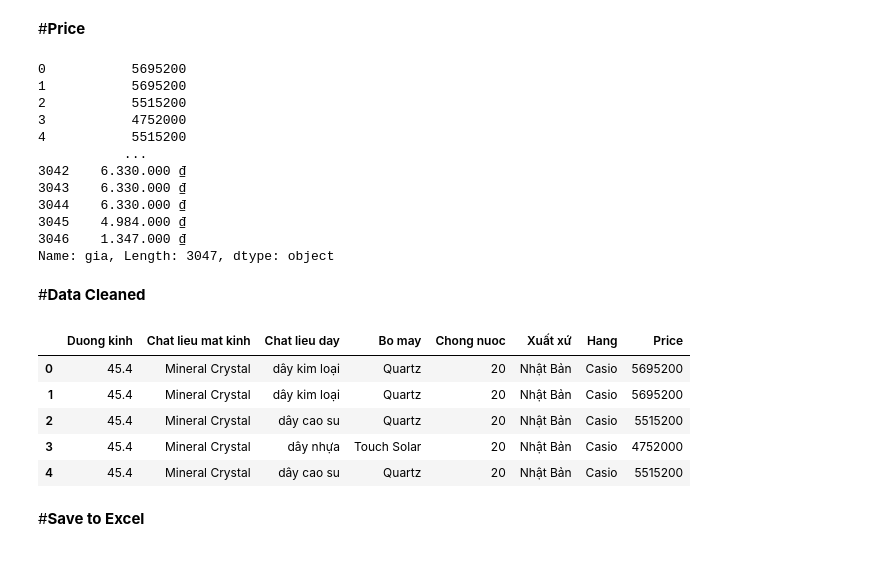
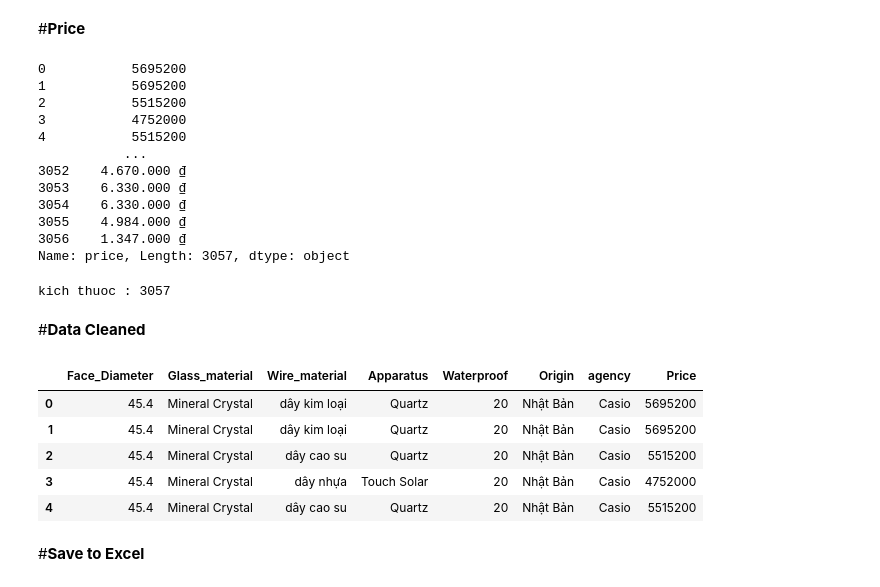
Before and after one commit to huybui2107/KHDL, a Jupyter notebook: KHDL_CK/cleandata_ck.ipynb, the cells around one changed output. Saved outputs shown, nothing was run; the diff lists cells and outputs as text; code cells hidden in the pictures.

```diff
--- a/KHDL_CK/cleandata_ck.ipynb
+++ b/KHDL_CK/cleandata_ck.ipynb
@@ -314,8 +320,8 @@ for i in Origin :
 # %% [markdown]
 #**Agency**
 # %%
-data['hang'] = data['Hang'].copy() # Creating a copy of RAM
-data['hang'].unique()
+data['Agency'] = data['agency'].copy() # Creating a copy of RAM
+data['Agency'].unique()
 
-print(data['hang'])
+print(data['Agency'])
 # %% [output]
@@ -335,9 +341,9 @@ Name: hang, Length: 3047, dtype: object
 import random
 Agency = []
 
-for i in data['hang'] :
+for i in data['Agency'] :
   i = str(i).split('(')[0]
-  if 'nan' in i :
+  if ('nan' in i) or ('nam' in i.lower()) :
     Agency.append('Casio')
   else :
     Agency.append(i)
@@ -348,10 +354,10 @@ for i in Agency :
 # %% [markdown]
 #**Price**
 # %%
-data['gia'] = data['Price'].copy() # Creating a copy of RAM
-data['gia'].unique()
+data['price'] = data['Price'].copy() # Creating a copy of RAM
+data['price'].unique()
 
-print(data['gia'])
+print(data['price'])
 # %% [output]
 0           5695200
 1           5695200
@@ -359,17 +365,17 @@ print(data['gia'])
 3           4752000
 4           5515200
            ...
-3042    6.330.000 ₫
-3043    6.330.000 ₫
-3044    6.330.000 ₫
-3045    4.984.000 ₫
-3046    1.347.000 ₫
-Name: gia, Length: 3047, dtype: object
+3052    4.670.000 ₫
+3053    6.330.000 ₫
+3054    6.330.000 ₫
+3055    4.984.000 ₫
+3056    1.347.000 ₫
+Name: price, Length: 3057, dtype: object
 # %%
 import random
 Price = []
 
-for i in data['gia'] :
+for i in data['price'] :
   i = str(i)
   if 'nan' in i :
     random_number = random.randint(500000, 5000000)
@@ -378,18 +384,18 @@ for i in data['gia'] :
     Price.append(i.replace(".", "").replace("₫", "").replace('đ',''))
 # %%
 print("kich thuoc :" ,len(Price))
-for i in Price :
-  print(i)
+# %% [output]
+kich thuoc : 3057
 # %% [markdown]
 #**Data Cleaned**
 # %%
-a = {'Duong kinh ':diameter,'Chat lieu mat kinh':Glass_material,'Chat lieu day':Wire_material,'Bo may':Apparatus,'Chong nuoc':Waterproof,'Xuất xứ':Origin,'Hang':Agency , 'Price' :Price}
+a = {'Face_Diameter':diameter,'Glass_material':Glass_material,'Wire_material':Wire_material,'Apparatus':Apparatus,'Waterproof':Waterproof,'Origin':Origin,'agency':Agency , 'Price' :Price}
 df = pd.DataFrame.from_dict(a, orient='index')
 df = df.transpose()
 dataset = pd.DataFrame(data=df)
 dataset.head()
 # %% [output]
-|  | Duong kinh | Chat lieu mat kinh | Chat lieu day | Bo may | Chong nuoc | Xuất xứ | Hang | Price |
+|  | Face_Diameter | Glass_material | Wire_material | Apparatus | Waterproof | Origin | agency | Price |
 | 0 | 45.4 | Mineral Crystal | dây kim loại | Quartz | 20 | Nhật Bản | Casio | 5695200 |
 | 1 | 45.4 | Mineral Crystal | dây kim loại | Quartz | 20 | Nhật Bản | Casio | 5695200 |
 | 2 | 45.4 | Mineral Crystal | dây cao su | Quartz | 20 | Nhật Bản | Casio | 5515200 |
```
Also changed, not shown: parts of 25 cells of this notebook, 10 other files.
